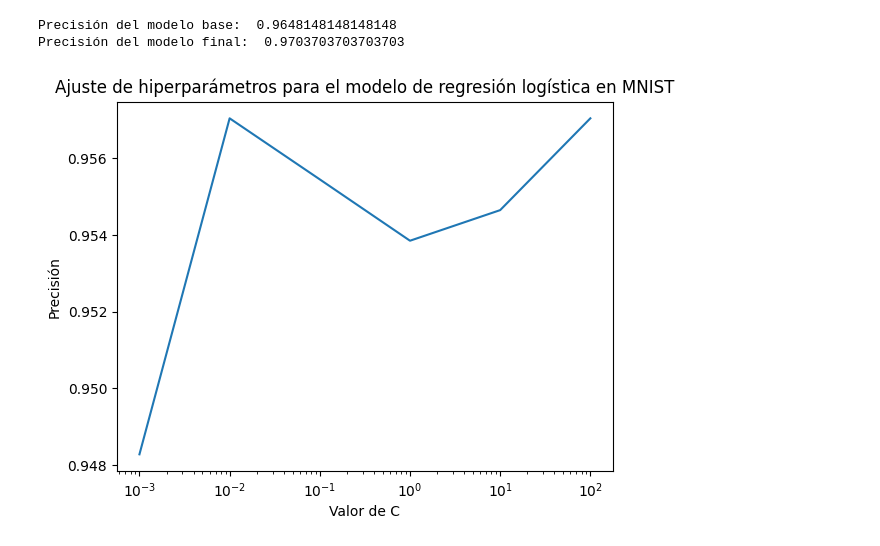
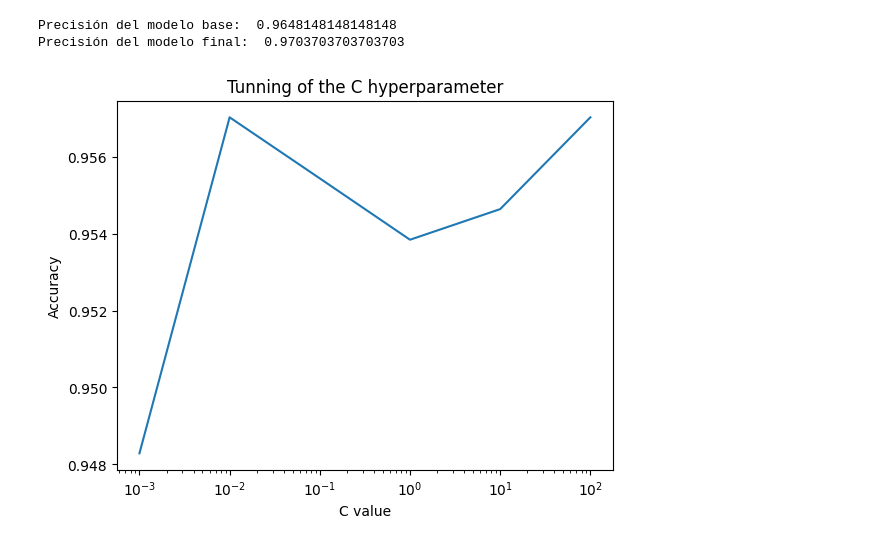
Before and after one commit to yninom/STATISTICALLEARNING, a Jupyter notebook: hyperparameters_ex.ipynb, the cells around one changed output. Saved outputs shown, nothing was run; the diff lists cells and outputs as text; code cells hidden in the pictures.

```diff
--- a/hyperparameters_ex.ipynb
+++ b/hyperparameters_ex.ipynb
@@ -37,14 +37,14 @@ Precisión del modelo final:  0.9703703703703703
 # %%
 import matplotlib.pyplot as plt
 
 c_values = [0.001, 0.01, 0.1, 1, 10, 100]
 accuracies = grid_search.cv_results_['mean_test_score']
 
 plt.plot(c_values, accuracies)
 plt.xscale('log')
-plt.xlabel('Valor de C')
-plt.ylabel('Precisión')
-plt.title('Ajuste de hiperparámetros para el modelo de regresión logística en MNIST')
+plt.xlabel('C value')
+plt.ylabel('Accuracy')
+plt.title('Tunning of the C hyperparameter')
 plt.show()
 # %% [output]
-[figure, old version]
+[figure, new version]
```
